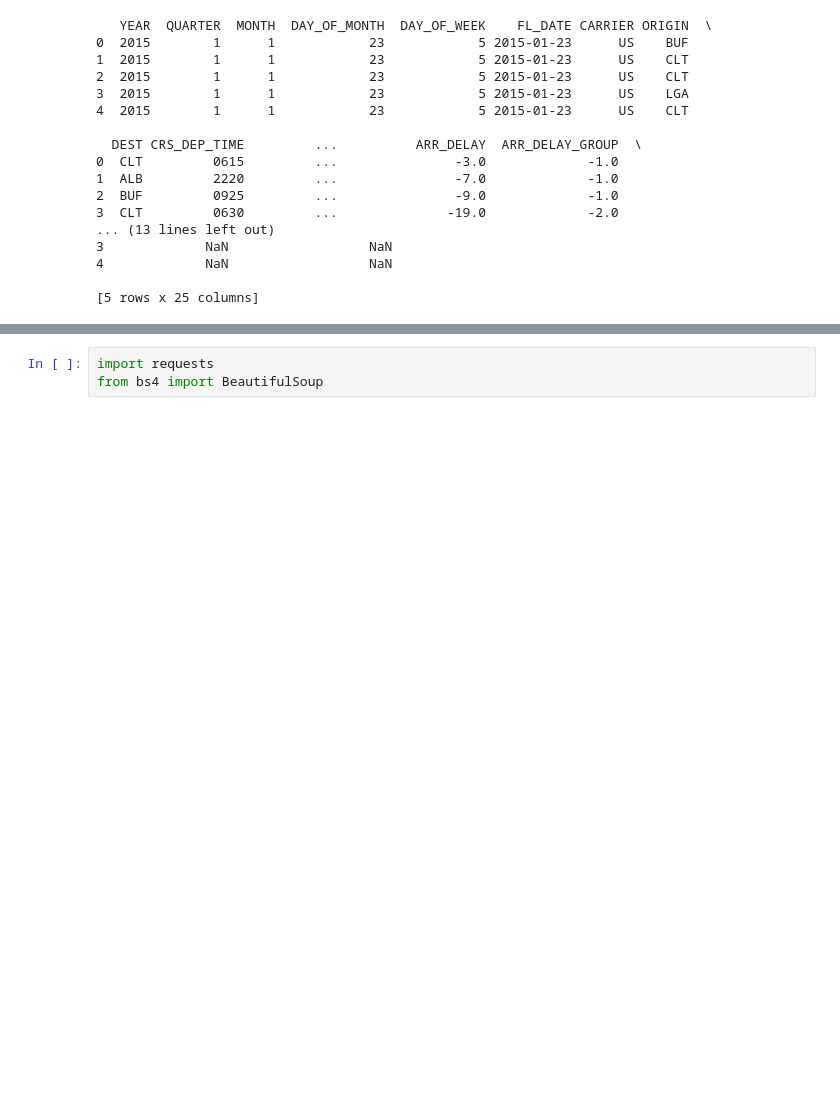
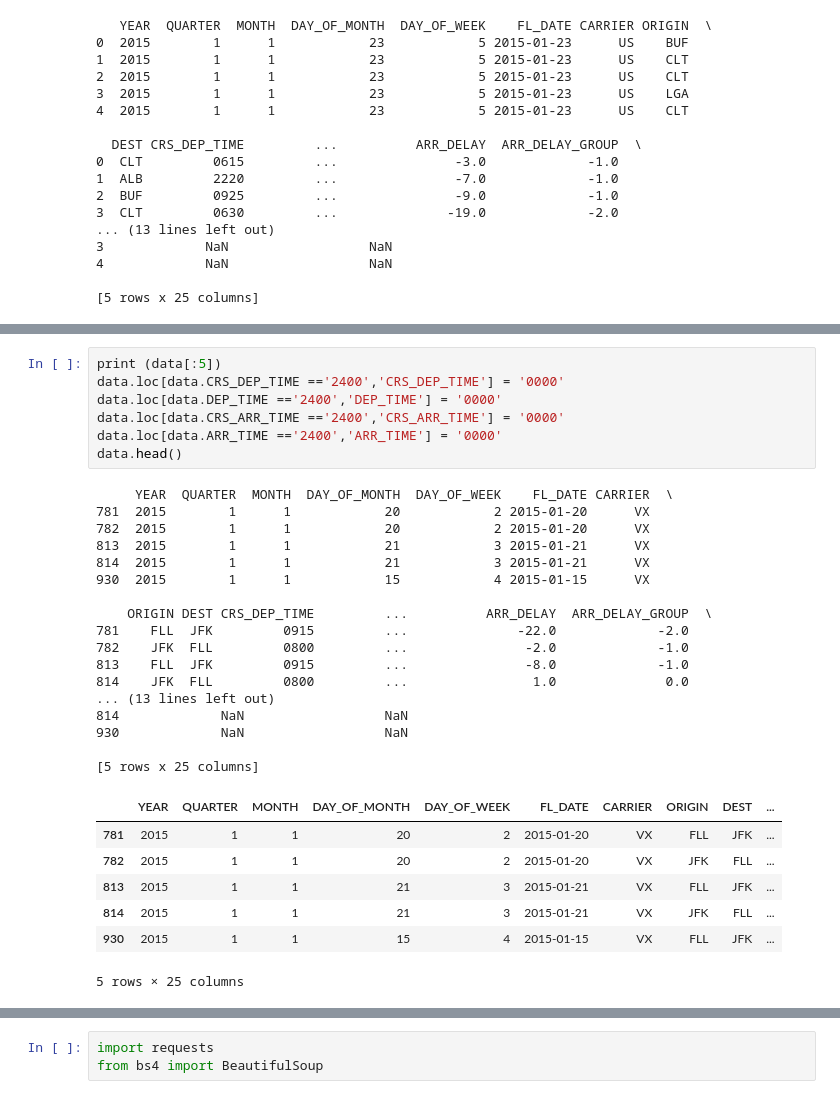
Before and after one commit to kabochya/15688-Final, a Jupyter notebook: Final.ipynb, the cells around one changed output, grey strips where cells are left out. Saved outputs shown, nothing was run; the diff lists cells and outputs as text; blank space fills up the shorter version.

```diff
--- a/Final.ipynb
+++ b/Final.ipynb
@@ -25,0 +61,32 @@ print(data.head())
+# %%
+print (data[:5])
+data.loc[data.CRS_DEP_TIME =='2400','CRS_DEP_TIME'] = '0000'
+data.loc[data.DEP_TIME =='2400','DEP_TIME'] = '0000'
+data.loc[data.CRS_ARR_TIME =='2400','CRS_ARR_TIME'] = '0000'
+data.loc[data.ARR_TIME =='2400','ARR_TIME'] = '0000'
+data.head()
+# %% [output]
+     YEAR  QUARTER  MONTH  DAY_OF_MONTH  DAY_OF_WEEK    FL_DATE CARRIER  \
+781  2015        1      1            20            2 2015-01-20      VX
+782  2015        1      1            20            2 2015-01-20      VX
+813  2015        1      1            21            3 2015-01-21      VX
+814  2015        1      1            21            3 2015-01-21      VX
+930  2015        1      1            15            4 2015-01-15      VX
+
+    ORIGIN DEST CRS_DEP_TIME         ...          ARR_DELAY  ARR_DELAY_GROUP  \
+781    FLL  JFK         0915         ...              -22.0             -2.0
+782    JFK  FLL         0800         ...               -2.0             -1.0
+813    FLL  JFK         0915         ...               -8.0             -1.0
+814    JFK  FLL         0800         ...                1.0              0.0
+... (13 lines left out)
+814             NaN                  NaN
+930             NaN                  NaN
+
+[5 rows x 25 columns]
+|  | YEAR | QUARTER | MONTH | DAY_OF_MONTH | DAY_OF_WEEK | FL_DATE | CARRIER | ORIGIN | DEST | ... |
+| 781 | 2015 | 1 | 1 | 20 | 2 | 2015-01-20 | VX | FLL | JFK | ... |
+| 782 | 2015 | 1 | 1 | 20 | 2 | 2015-01-20 | VX | JFK | FLL | ... |
+| 813 | 2015 | 1 | 1 | 21 | 3 | 2015-01-21 | VX | FLL | JFK | ... |
+| 814 | 2015 | 1 | 1 | 21 | 3 | 2015-01-21 | VX | JFK | FLL | ... |
+| 930 | 2015 | 1 | 1 | 15 | 4 | 2015-01-15 | VX | FLL | JFK | ... |
+5 rows × 25 columns
```
Also changed, not shown: parts of 9 cells of this notebook.
